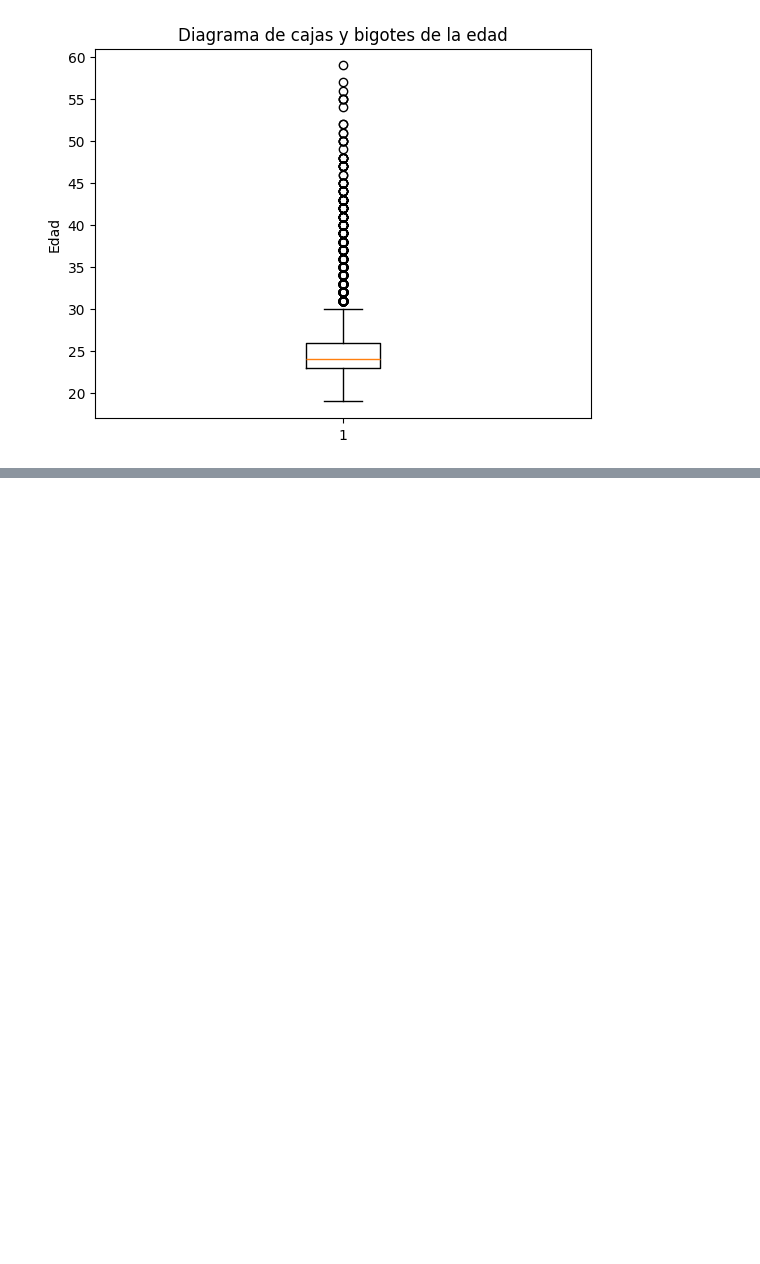
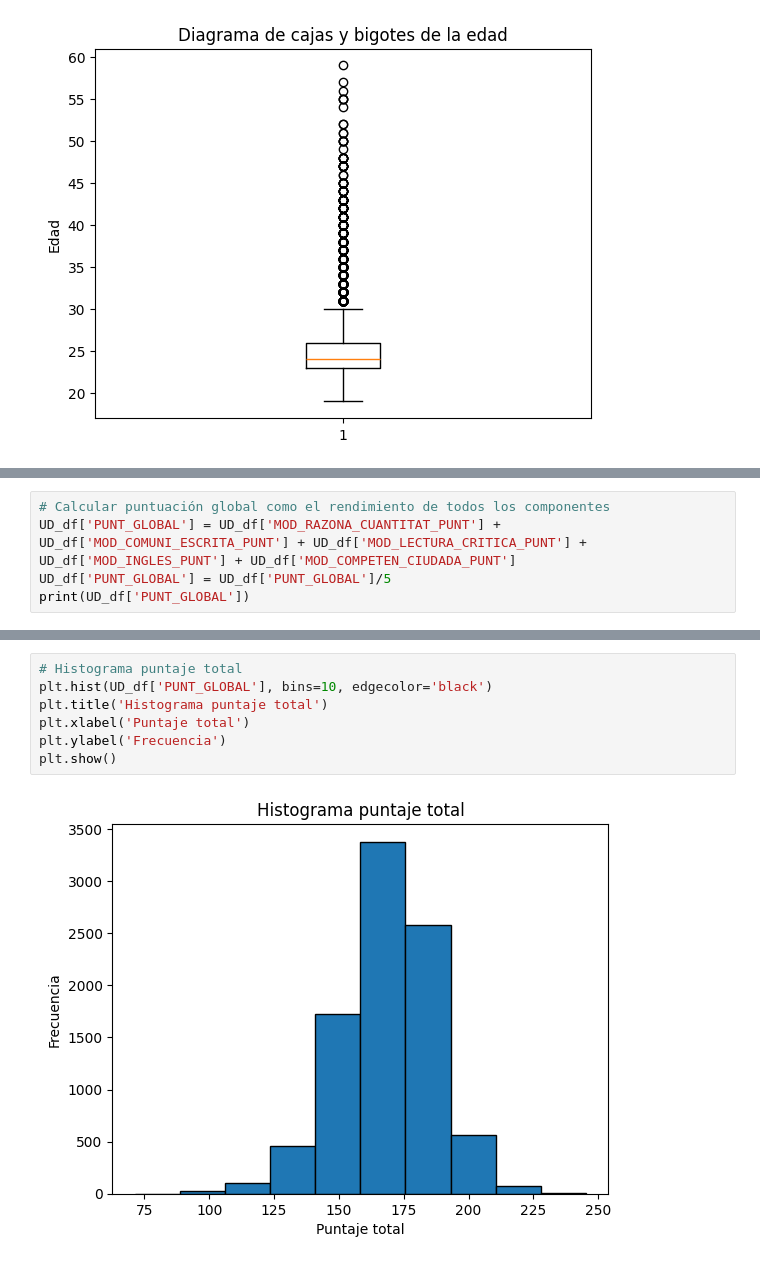
Before and after one commit to Checho019/academic-performance-prediction, a Jupyter notebook: data_exploration.ipynb, the cells around one changed output, grey strips where cells are left out. Saved outputs shown, nothing was run; the diff lists cells and outputs as text; blank space fills up the shorter version.

Commit message:
Entendimiento de los datos y generación de puntaje global

```diff
--- a/data_exploration.ipynb
+++ b/data_exploration.ipynb
@@ -179,0 +255,5 @@ plt.show()
+# %%
+# Calcular puntuación global como el rendimiento de todos los componentes
+UD_df['PUNT_GLOBAL'] = UD_df['MOD_RAZONA_CUANTITAT_PUNT'] + UD_df['MOD_COMUNI_ESCRITA_PUNT'] + UD_df['MOD_LECTURA_CRITICA_PUNT'] + UD_df['MOD_INGLES_PUNT'] + UD_df['MOD_COMPETEN_CIUDADA_PUNT']
+UD_df['PUNT_GLOBAL'] = UD_df['PUNT_GLOBAL']/5
+print(UD_df['PUNT_GLOBAL'])
@@ -179,0 +273,9 @@ plt.show()
+# %%
+# Histograma puntaje total
+plt.hist(UD_df['PUNT_GLOBAL'], bins=10, edgecolor='black')
+plt.title('Histograma puntaje total')
+plt.xlabel('Puntaje total')
+plt.ylabel('Frecuencia')
+plt.show()
+# %% [output]
+[figure, added]
```
Also changed, not shown: parts of 7 cells of this notebook.
